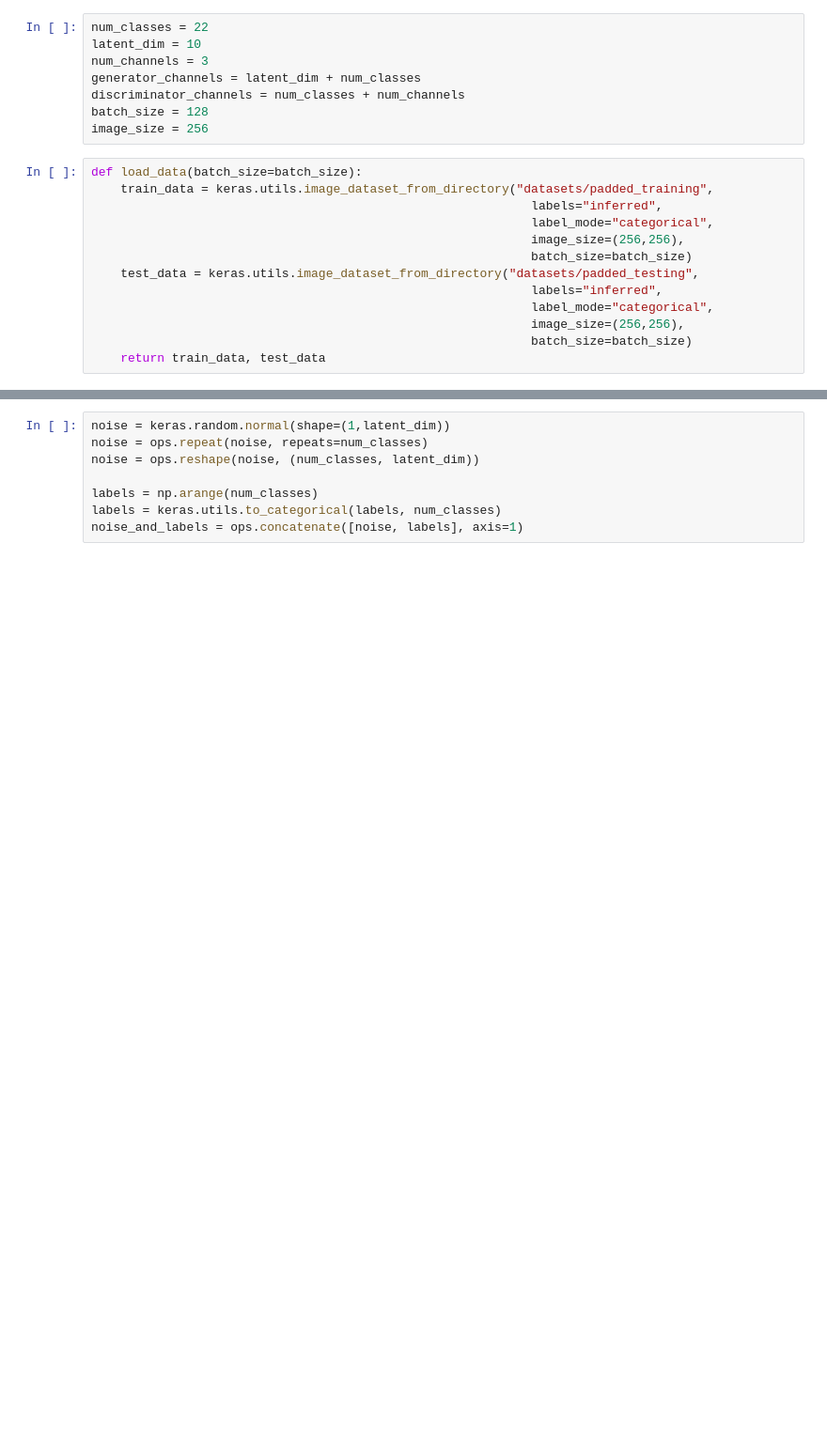
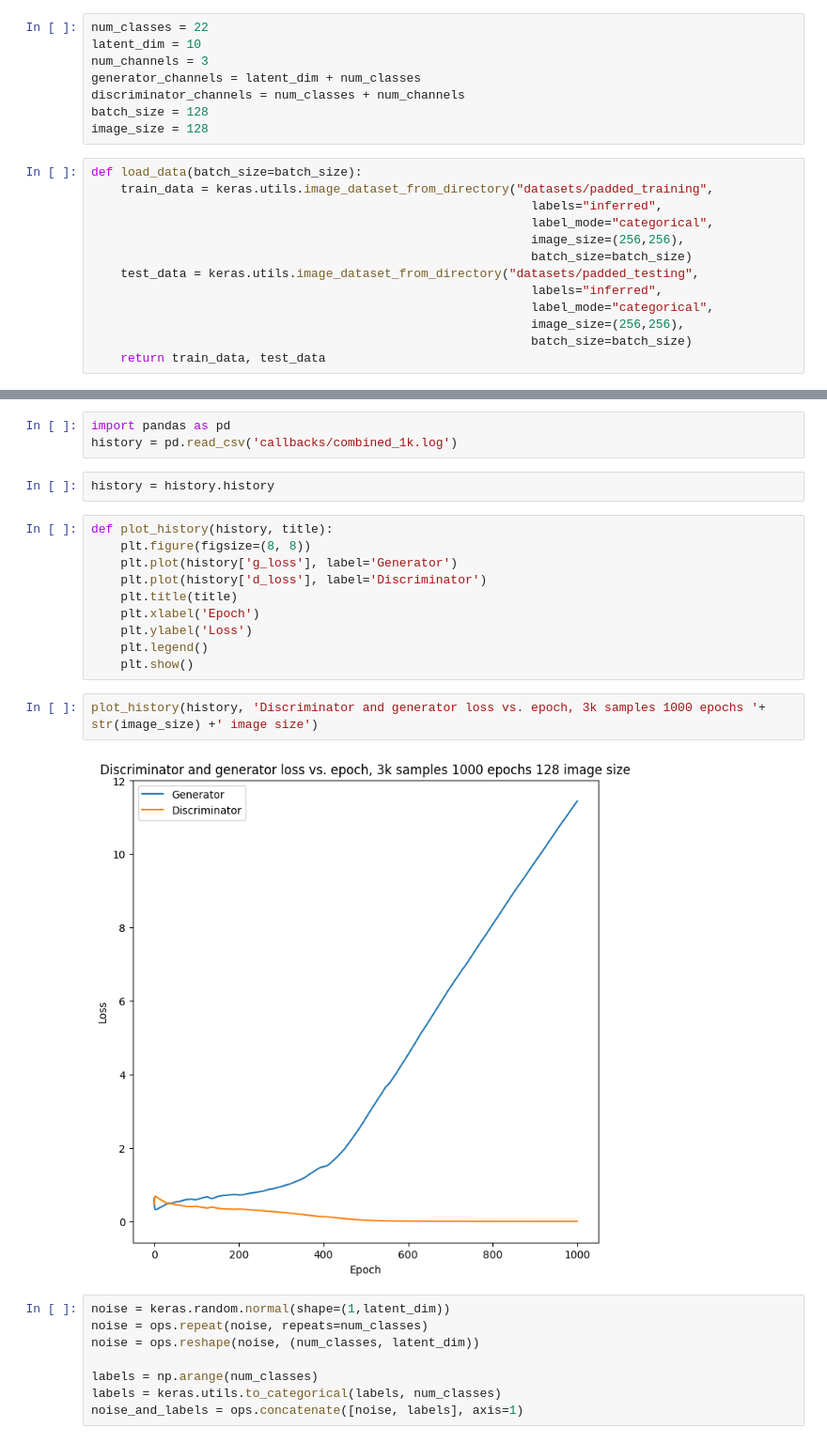
Before and after one commit to microlei/plankton, a Jupyter notebook: simple_gan.ipynb, the cells around one changed output, grey strips where cells are left out. Shown at 94% size. Drawn from its saved outputs; the diff is of its cells as text; blank space fills up the shorter version.

```diff
--- a/simple_gan.ipynb
+++ b/simple_gan.ipynb
@@ -16,7 +20,7 @@ num_channels = 3
 generator_channels = latent_dim + num_classes
 discriminator_channels = num_classes + num_channels
 batch_size = 128
-image_size = 256
+image_size = 128
 # %%
 def load_data(batch_size=batch_size):
     train_data = keras.utils.image_dataset_from_directory("datasets/padded_training",
@@ -302,3 +305,22 @@ plt.legend()
+# %%
+import pandas as pd
+history = pd.read_csv('callbacks/combined_1k.log')
+# %%
+history = history.history
+# %%
+def plot_history(history, title):
+    plt.figure(figsize=(8, 8))
+    plt.plot(history['g_loss'], label='Generator')
+    plt.plot(history['d_loss'], label='Discriminator')
+    plt.title(title)
+    plt.xlabel('Epoch')
+    plt.ylabel('Loss')
+    plt.legend()
+    plt.show()
+# %%
+plot_history(history, 'Discriminator and generator loss vs. epoch, 3k samples 1000 epochs '+ str(image_size) +' image size')
+# %% [output]
+[figure, added]
 # %%
 noise = keras.random.normal(shape=(1,latent_dim))
 noise = ops.repeat(noise, repeats=num_classes)
```
Also changed, not shown: parts of 19 cells of this notebook, 1 other file.
